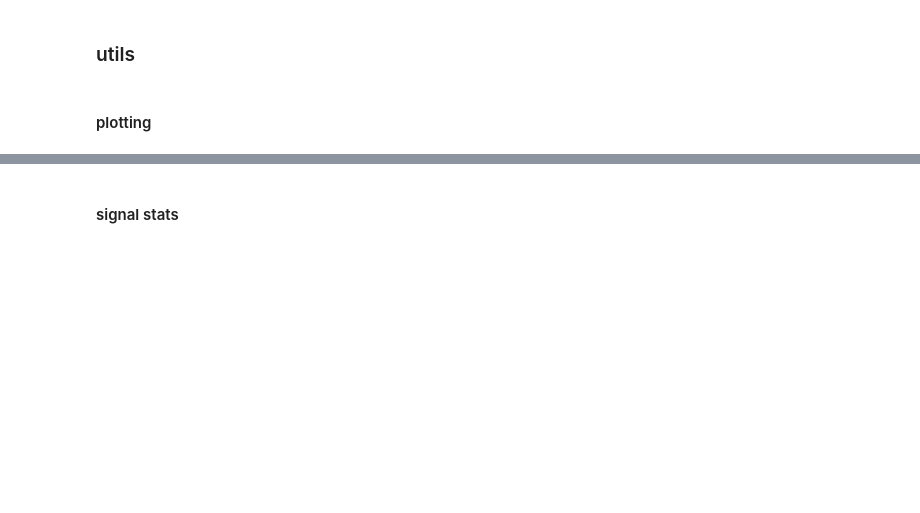
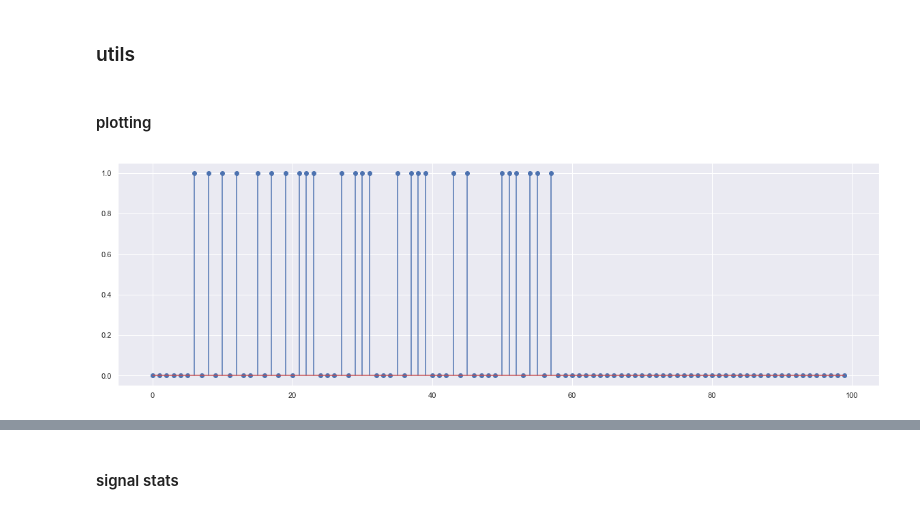
Before and after one commit to zkapetanovic/zerina-project, a Jupyter notebook: code-parser-translation.ipynb, the cells around one changed output, grey strips where cells are left out. Drawn from its saved outputs; the diff is of its cells as text; code cells hidden in the pictures; blank space fills up the shorter version.

Commit message:
new data file

```diff
--- a/code-parser-translation.ipynb
+++ b/code-parser-translation.ipynb
@@ -615,0 +589,16 @@ DEBUG: converted raw data sum: 3407.0
+# %%
+lvm_path = Path(r'data/glaze_constant_source_test.lvm')
+h = np.array([1,0,1,0,1,0,1,0])
+d = np.array([0,1,0,1,0,1,0,1,1,1,0,0,0,1,0,1,1,1,0,0,0,1,0,1,1,1,0,0,0,1,0,1,0,0,0,0,1,1,1,0,1,1,0,1,0,0,0,0,0,0,0,0,1,1,0,0,0,1,0,0,1,0,0,0,0,0,1,1,1,0,0,0,1,0,0,0,1,1,1,0,1,0,1,0,1,0,0,1,1,0,1,1,0,0,0,0,1,1,1,1
+])
+d = d[0:40];
+
+print(len(d))
+DP = DataParserLVM(
+    lvm_path,
+    source='infer',
+    header=h,
+    data_msg=d,
+    preprocess_mode='absmean',
+    alt=True
+)
@@ -648,9 +651,11 @@ DP.plot_subset(
 # %%
 DP.plot_subset(
     DP.discretized_array,
-    start=11823,
-    stop=12000
+    start=500,
+    stop=600
 )
+# %% [output]
+[figure, added]
 # %%
 DP.plot_subset(
     DP.discretized_array,
```
Also changed, not shown: parts of 5 cells of this notebook.
